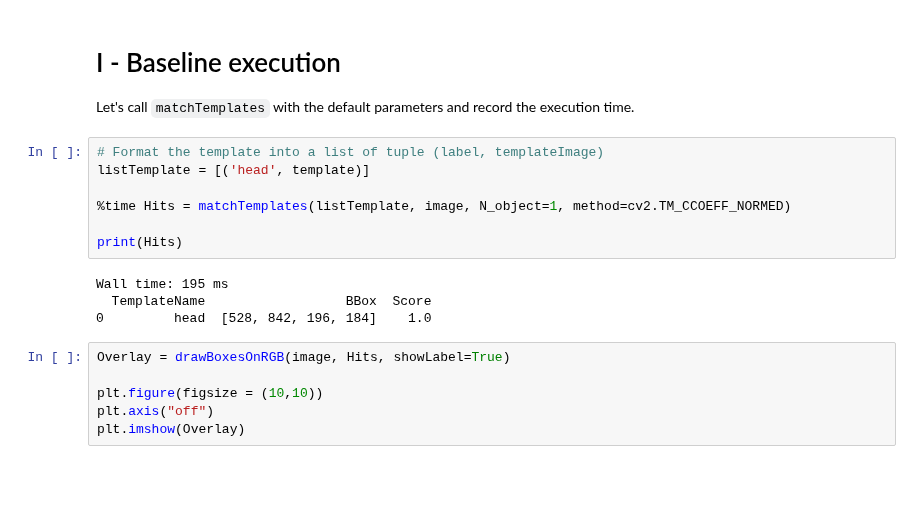
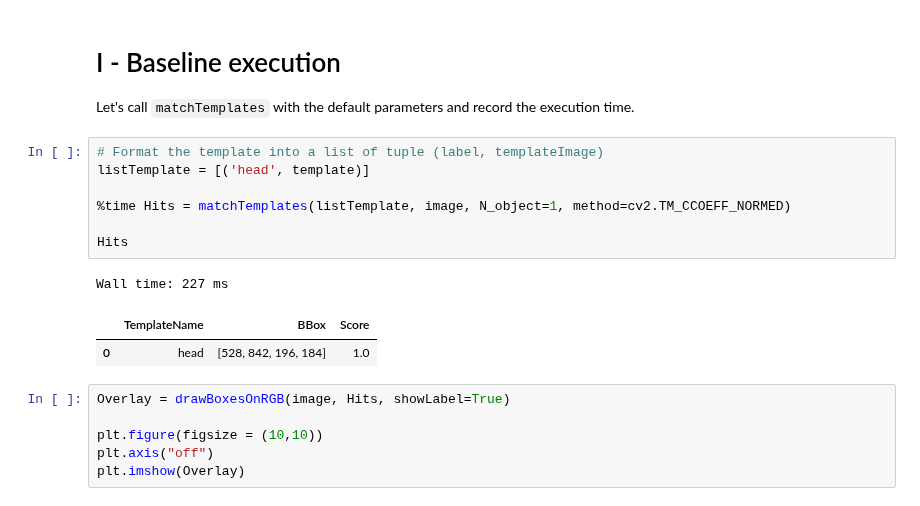
Before and after one commit to multi-template-matching/MultiTemplateMatching-Python, a Jupyter notebook: tutorials/Tutorial3-SpeedingUp.ipynb, the cells around one changed output. Cells and saved outputs as stored; diff of their text form; blank space fills up the shorter version.

```diff
--- a/tutorials/Tutorial3-SpeedingUp.ipynb
+++ b/tutorials/Tutorial3-SpeedingUp.ipynb
@@ -57,14 +57,14 @@ Let's call `matchTemplates` with the default parameters and record the execution
 # %%
 # Format the template into a list of tuple (label, templateImage)
 listTemplate = [('head', template)]
 
 %time Hits = matchTemplates(listTemplate, image, N_object=1, method=cv2.TM_CCOEFF_NORMED)
 
-print(Hits)
+Hits
 # %% [output]
-Wall time: 195 ms
-  TemplateName                  BBox  Score
-0         head  [528, 842, 196, 184]    1.0
+Wall time: 227 ms
+|  | TemplateName | BBox | Score |
+| 0 | head | [528, 842, 196, 184] | 1.0 |
 # %%
 Overlay = drawBoxesOnRGB(image, Hits, showLabel=True)
 
```
Also changed, not shown: parts of 2 cells of this notebook, 2 other files.
